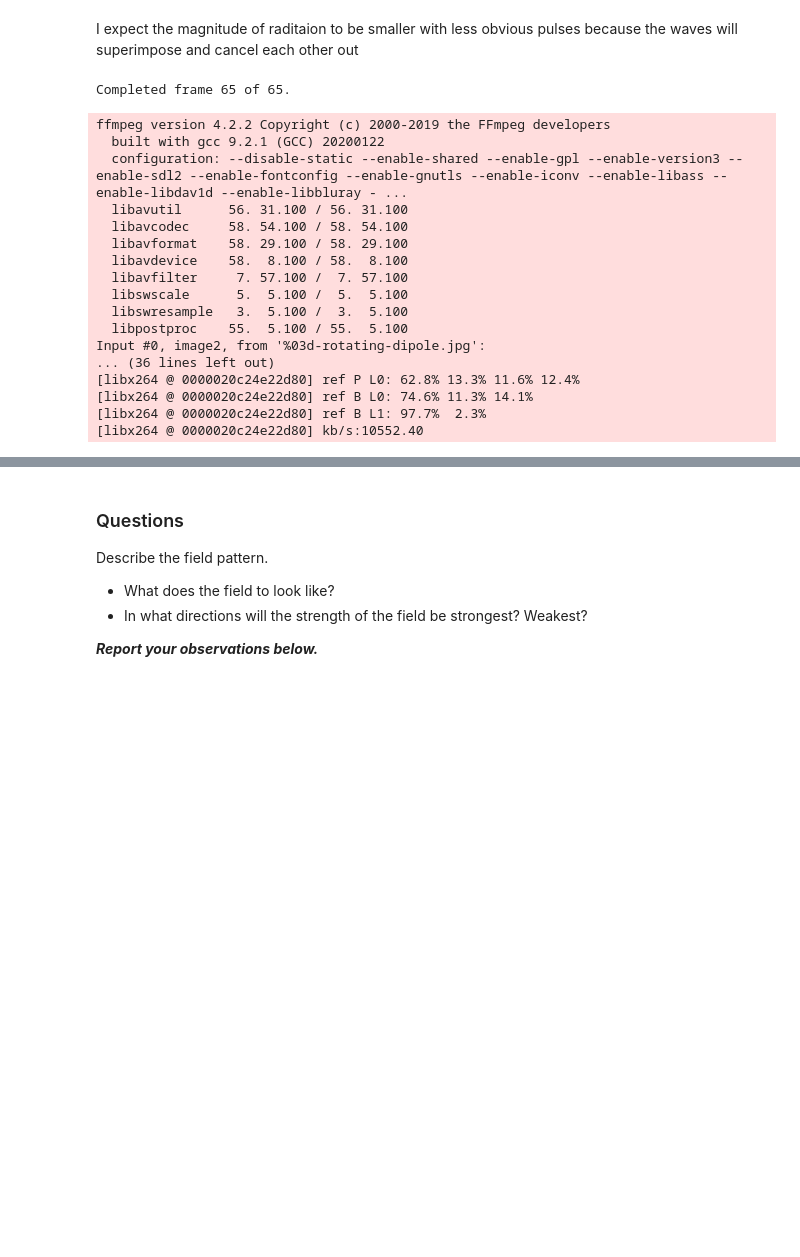
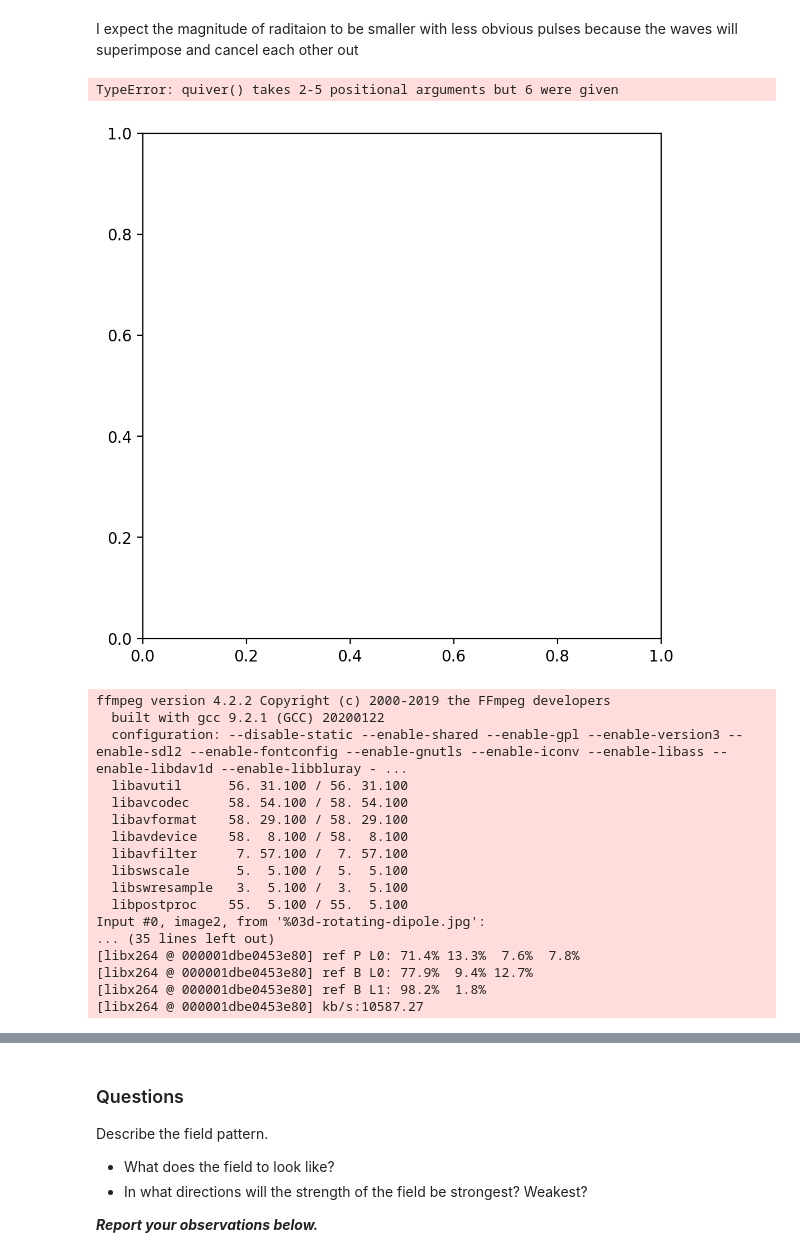
Before and after one commit to jaimeevers/electrodynamics, a Jupyter notebook: week-10/13-sources-of-radiation.ipynb, the cells around one changed output, grey strips where cells are left out. Saved outputs shown, nothing was run; the diff lists cells and outputs as text; code cells hidden in the pictures; blank space fills up the shorter version.

```diff
--- a/week-10/13-sources-of-radiation.ipynb
+++ b/week-10/13-sources-of-radiation.ipynb
@@ -272,9 +272,9 @@ x_max = 3 * wavelength
 dx = wavelength / 10
 coordinates = np.arange(-x_max, x_max + dx, dx)
 
-X,Z = np.meshgrid(coordinates, coordinates)
-R = np.sqrt(X**2 + Z**2 + 1e-6)
-theta = np.arctan2(X,Z)
+X,Y,Z = np.meshgrid(coordinates, coordinates, coordinates)
+R = np.sqrt(X**2 + Y**2 + Z**2 + 1e-6)
+theta = np.arctan2(X,Y,Z)
 
 # Define field strength and cutoff for rescaling large values.
 E0 = 2.0
@@ -296,37 +296,42 @@ for i, t in enumerate(t_values):
     # Plot the dipole that is creating the fields.
     pz = -np.cos(2*np.pi * (t/period))
     px = -np.sin(2*np.pi * (t/period))
+    py = -np.cos(2*np.pi * (t/period))
 
     # Compute magnitudes of fields.
     E1 = E0 * wavelength * np.sin(theta) * np.cos(2*np.pi * (t/period - R/wavelength)) / R
     E2 = -E0 * wavelength * np.cos(theta) * np.sin(2*np.pi * (t/period - R/wavelength)) / R
 
     Ex = (E1 + E2) * np.cos(theta)
     Ez = -(E1 + E2) * np.sin(theta)
+    Ey = (E1 + E2) * np.cos(theta)
 
     # Rescale large values.
     Ex[R<R_cut] = 0
     Ez[R<R_cut] = 0
+    Ey[R<R_cut] = 0
     E = np.sqrt(Ex**2 + Ez**2)
     bad = E > E_cut
     Ex[bad] = E_cut * Ex[bad] / E[bad]
     Ez[bad] = E_cut * Ez[bad] / E[bad]
+    Ey[bad] = E_cut * Ex[bad] / E[bad]
 
     # Make plot and save to file.
-    plt.quiver(X, Z, Ex, Ez, pivot='middle', lw=1, scale=40)
+    plt.quiver(X, Y, Z, Ex, Ey, Ez, pivot='middle', lw=1, scale=40)
     plt.quiver(0,0,px,pz, pivot='middle', color='red', lw=1, scale=10)
     plt.xlabel('X [um]')
     plt.ylabel('Z [um]')
     plt.savefig(file_name.format(i))  # save current plot
 
     # Clear plot for next frame.
     plt.cla()
 
     print("Completed frame %d of %d.\r" % (i+1,N), end='')
 
 plt.close()
 # %% [output]
-Completed frame 65 of 65.
+TypeError: quiver() takes 2-5 positional arguments but 6 were given
+[figure, added]
 # %%
 !ffmpeg -y -i %03d-rotating-dipole.jpg -pix_fmt yuv420p rotating-movie.mp4
 # %% [output]
@@ -342,11 +347,11 @@ ffmpeg version 4.2.2 Copyright (c) 2000-2019 the FFmpeg developers
   libswresample   3.  5.100 /  3.  5.100
   libpostproc    55.  5.100 / 55.  5.100
 Input #0, image2, from '%03d-rotating-dipole.jpg':
-... (36 lines left out)
-[libx264 @ 0000020c24e22d80] ref P L0: 62.8% 13.3% 11.6% 12.4%
-[libx264 @ 0000020c24e22d80] ref B L0: 74.6% 11.3% 14.1%
-[libx264 @ 0000020c24e22d80] ref B L1: 97.7%  2.3%
-[libx264 @ 0000020c24e22d80] kb/s:10552.40
+... (35 lines left out)
+[libx264 @ 000001dbe0453e80] ref P L0: 71.4% 13.3%  7.6%  7.8%
+[libx264 @ 000001dbe0453e80] ref B L0: 77.9%  9.4% 12.7%
+[libx264 @ 000001dbe0453e80] ref B L1: 98.2%  1.8%
+[libx264 @ 000001dbe0453e80] kb/s:10587.27
 # %%
 # Play the movie within the notebook.
 HTML("""
```
Also changed, not shown: parts of 5 cells of this notebook, 1 other file.
